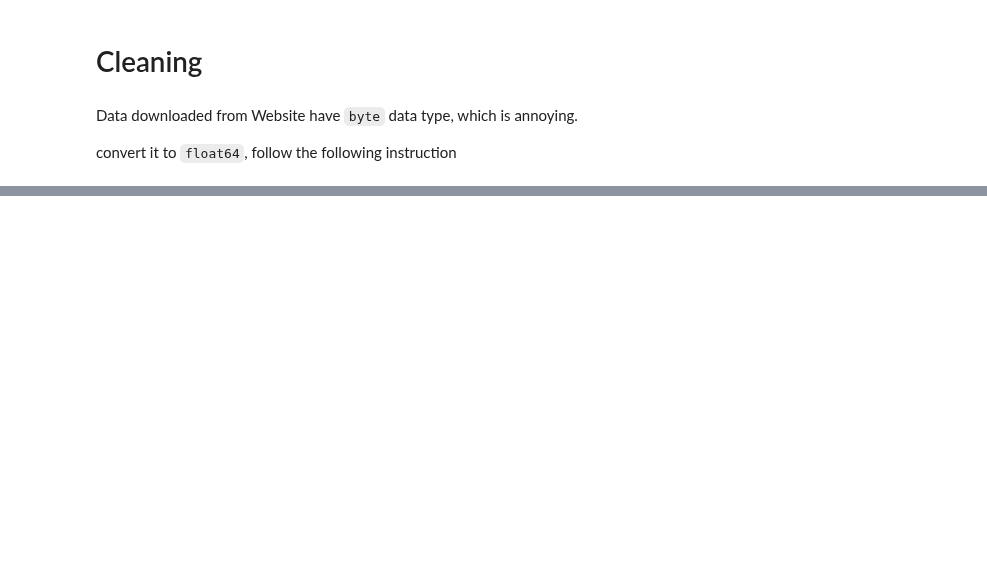
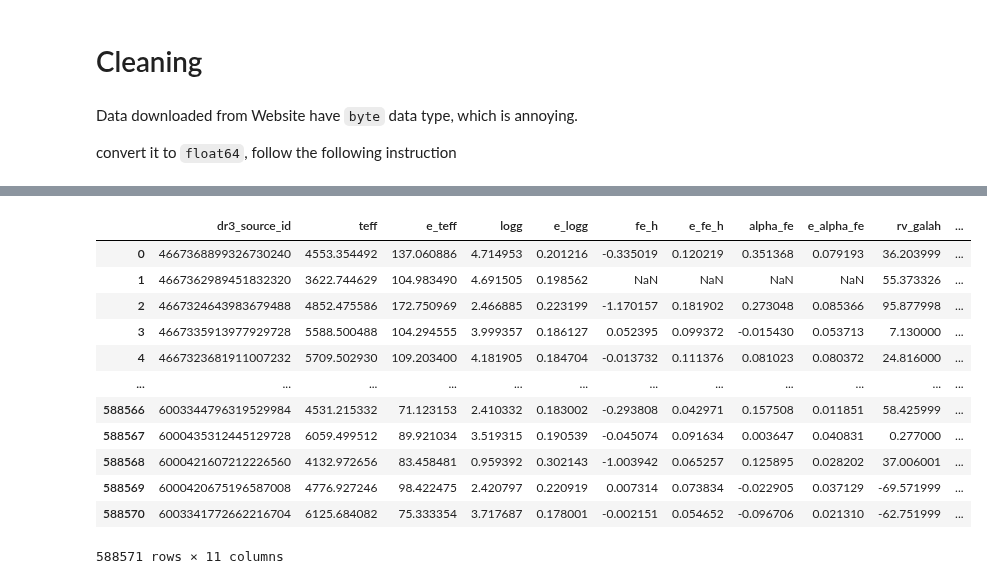
Before and after one commit to Alisyaifudin/Thesis-Project, a Jupyter notebook: 1_Collecting_Data/1.4. GALAH DR3.ipynb, the cells around one changed output, grey strips where cells are left out. Saved outputs shown, nothing was run; the diff lists cells and outputs as text; code cells hidden in the pictures; blank space fills up the shorter version.

```diff
--- a/1_Collecting_Data/1.4. GALAH DR3.ipynb
+++ b/1_Collecting_Data/1.4. GALAH DR3.ipynb
@@ -141,2 +193,19 @@ df_com
+# %%
+df_pandas = table[columns].to_pandas()
+df_pandas
+# %% [output]
+|  | dr3_source_id | teff | e_teff | logg | e_logg | fe_h | e_fe_h | alpha_fe | e_alpha_fe | rv_galah | ... |
+| 0 | 4667368899326730240 | 4553.354492 | 137.060886 | 4.714953 | 0.201216 | -0.335019 | 0.120219 | 0.351368 | 0.079193 | 36.203999 | ... |
+| 1 | 4667362989451832320 | 3622.744629 | 104.983490 | 4.691505 | 0.198562 | NaN | NaN | NaN | NaN | 55.373326 | ... |
+| 2 | 4667324643983679488 | 4852.475586 | 172.750969 | 2.466885 | 0.223199 | -1.170157 | 0.181902 | 0.273048 | 0.085366 | 95.877998 | ... |
+| 3 | 4667335913977929728 | 5588.500488 | 104.294555 | 3.999357 | 0.186127 | 0.052395 | 0.099372 | -0.015430 | 0.053713 | 7.130000 | ... |
+| 4 | 4667323681911007232 | 5709.502930 | 109.203400 | 4.181905 | 0.184704 | -0.013732 | 0.111376 | 0.081023 | 0.080372 | 24.816000 | ... |
+| ... | ... | ... | ... | ... | ... | ... | ... | ... | ... | ... | ... |
+| 588566 | 6003344796319529984 | 4531.215332 | 71.123153 | 2.410332 | 0.183002 | -0.293808 | 0.042971 | 0.157508 | 0.011851 | 58.425999 | ... |
+| 588567 | 6000435312445129728 | 6059.499512 | 89.921034 | 3.519315 | 0.190539 | -0.045074 | 0.091634 | 0.003647 | 0.040831 | 0.277000 | ... |
+| 588568 | 6000421607212226560 | 4132.972656 | 83.458481 | 0.959392 | 0.302143 | -1.003942 | 0.065257 | 0.125895 | 0.028202 | 37.006001 | ... |
+| 588569 | 6000420675196587008 | 4776.927246 | 98.422475 | 2.420797 | 0.220919 | 0.007314 | 0.073834 | -0.022905 | 0.037129 | -69.571999 | ... |
+| 588570 | 6003341772662216704 | 6125.684082 | 75.333354 | 3.717687 | 0.178001 | -0.002151 | 0.054652 | -0.096706 | 0.021310 | -62.751999 | ... |
+588571 rows × 11 columns
 # %%
 # remove duplicates, if any
```
Also changed, not shown: parts of 19 cells of this notebook, 33 other files.
